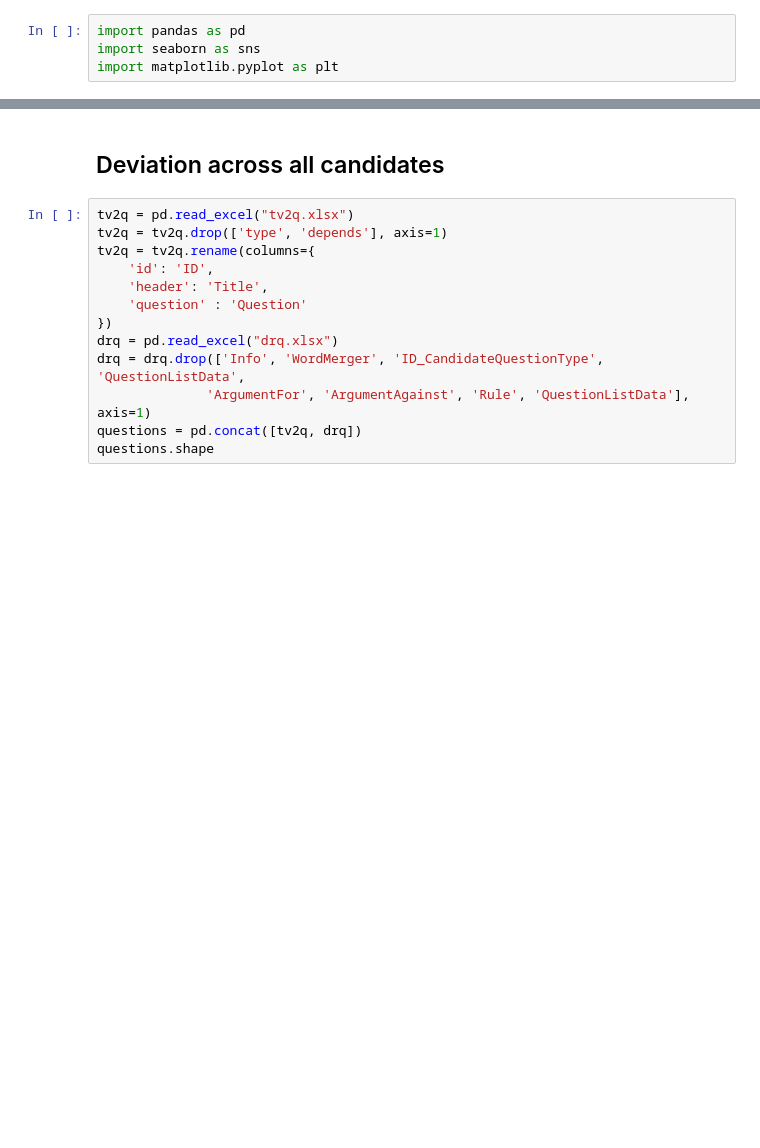
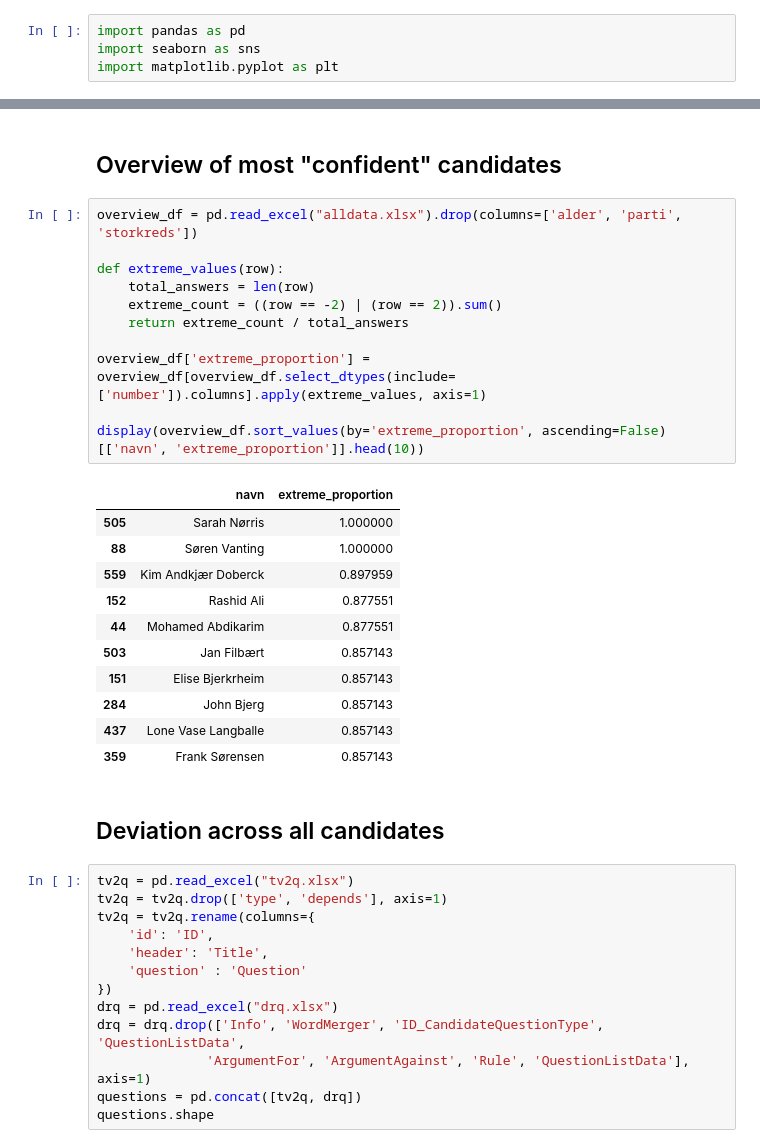
Before and after one commit to ASilins/mal1-2024, a Jupyter notebook: assignment-2/Candidate Test 2022 I.ipynb, the cells around one changed output, grey strips where cells are left out. Cells and saved outputs as stored; diff of their text form; blank space fills up the shorter version.

```diff
--- a/assignment-2/Candidate Test 2022 I.ipynb
+++ b/assignment-2/Candidate Test 2022 I.ipynb
@@ -60,3 +69,28 @@ import matplotlib.pyplot as plt
+# %% [markdown]
+## Overview of most "confident" candidates
+# %%
+overview_df = pd.read_excel("alldata.xlsx").drop(columns=['alder', 'parti', 'storkreds'])
+
+def extreme_values(row):
+    total_answers = len(row)
+    extreme_count = ((row == -2) | (row == 2)).sum()
+    return extreme_count / total_answers
+
+overview_df['extreme_proportion'] = overview_df[overview_df.select_dtypes(include=['number']).columns].apply(extreme_values, axis=1)
+
+display(overview_df.sort_values(by='extreme_proportion', ascending=False)[['navn', 'extreme_proportion']].head(10))
+# %% [output]
+|  | navn | extreme_proportion |
+| 505 | Sarah Nørris | 1.000000 |
+| 88 | Søren Vanting | 1.000000 |
+| 559 | Kim Andkjær Doberck | 0.897959 |
+| 152 | Rashid Ali | 0.877551 |
+| 44 | Mohamed Abdikarim | 0.877551 |
+| 503 | Jan Filbært | 0.857143 |
+| 151 | Elise Bjerkrheim | 0.857143 |
+| 284 | John Bjerg | 0.857143 |
+| 437 | Lone Vase Langballe | 0.857143 |
+| 359 | Frank Sørensen | 0.857143 |
 # %% [markdown]
 ## Deviation across all candidates
 # %%
```
Also changed, not shown: parts of 3 cells of this notebook.
